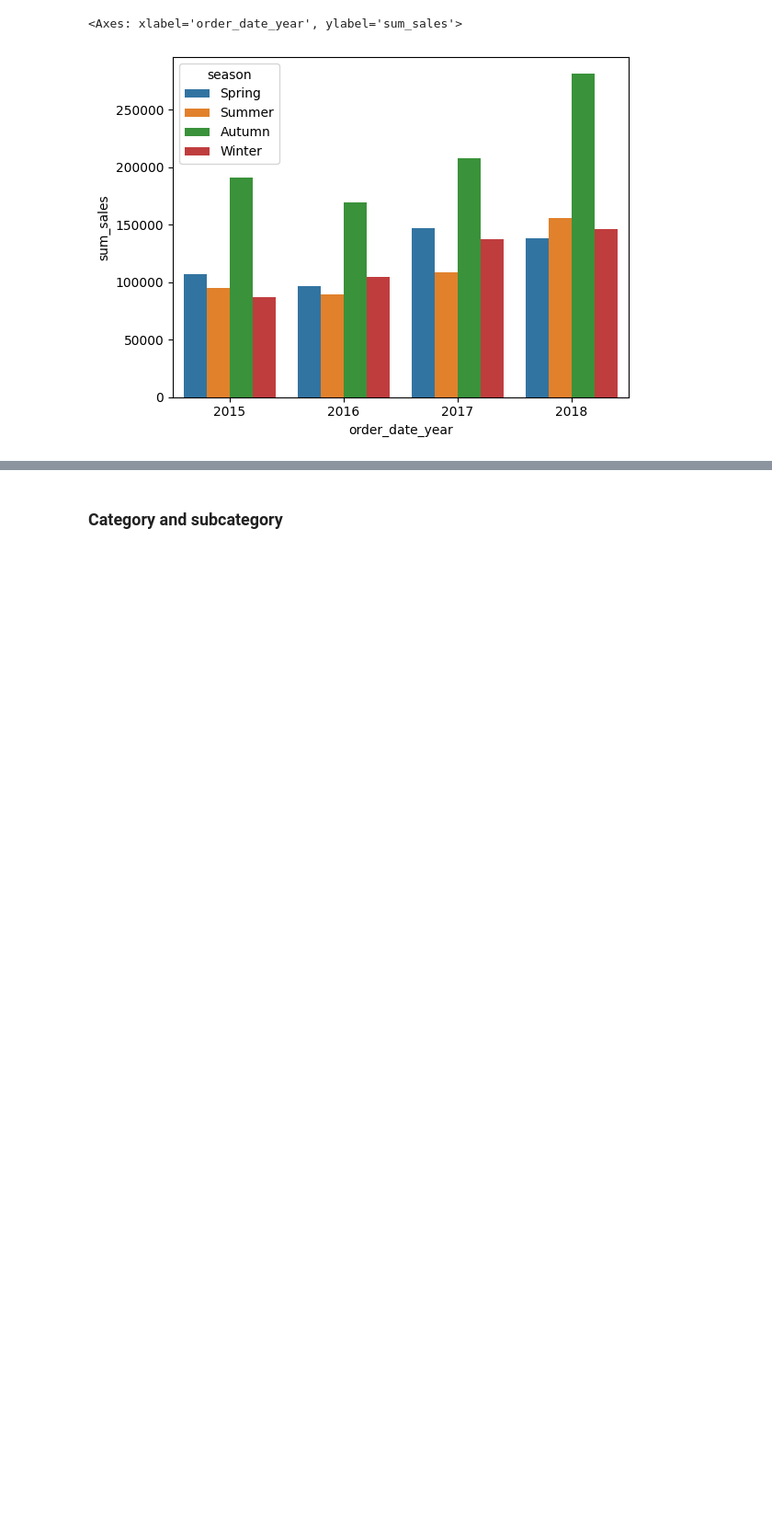
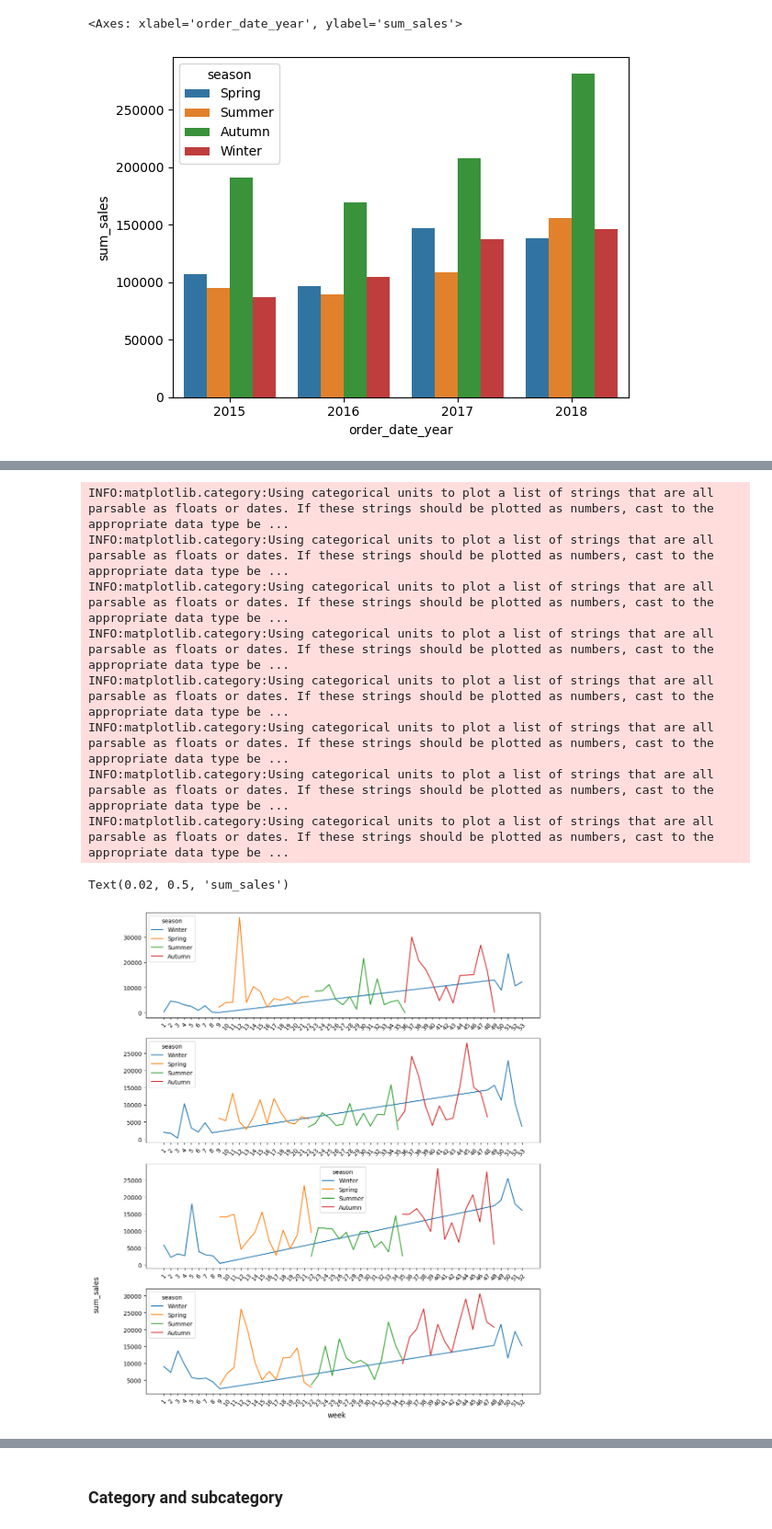
Before and after one commit to PolarsDude/Kaggle, a Jupyter notebook: Superstore Sales Dataset/superstore_sales.ipynb, the cells around one changed output, grey strips where cells are left out. Shown: that part at 92% size. Saved outputs shown, nothing was run; the diff lists cells and outputs as text; code cells hidden in the pictures; blank space fills up the shorter version.

```diff
--- a/Superstore Sales Dataset/superstore_sales.ipynb
+++ b/Superstore Sales Dataset/superstore_sales.ipynb
@@ -207,0 +281,27 @@ plt.subplots_adjust(top=2)
+# %%
+# Partition by year
+agg_week_partition = agg_week.partition_by(by = 'order_date_year')
+
+# Creating subplot axes
+fig, ax = plt.subplots(4,1,figsize=(12,6))
+
+for (index,year) in enumerate(agg_week_partition):
+ ax[index] = sns.lineplot(data = year.to_pandas(),x = 'order_date_week',y = 'sum_sales',hue='season',ax = ax[index])
+ ax[index].set(xlabel = "",ylabel="")
+ ax[index].tick_params(axis='x', labelrotation=50)
+
+# Adjust the spacing
+plt.subplots_adjust(top=2)
+fig.supxlabel('week')
+fig.supylabel('sum_sales')
+# %% [output]
+INFO:matplotlib.category:Using categorical units to plot a list of strings that are all parsable as floats or dates. If these strings should be plotted as numbers, cast to the appropriate data type be ...
+INFO:matplotlib.category:Using categorical units to plot a list of strings that are all parsable as floats or dates. If these strings should be plotted as numbers, cast to the appropriate data type be ...
+INFO:matplotlib.category:Using categorical units to plot a list of strings that are all parsable as floats or dates. If these strings should be plotted as numbers, cast to the appropriate data type be ...
+INFO:matplotlib.category:Using categorical units to plot a list of strings that are all parsable as floats or dates. If these strings should be plotted as numbers, cast to the appropriate data type be ...
+INFO:matplotlib.category:Using categorical units to plot a list of strings that are all parsable as floats or dates. If these strings should be plotted as numbers, cast to the appropriate data type be ...
+INFO:matplotlib.category:Using categorical units to plot a list of strings that are all parsable as floats or dates. If these strings should be plotted as numbers, cast to the appropriate data type be ...
+INFO:matplotlib.category:Using categorical units to plot a list of strings that are all parsable as floats or dates. If these strings should be plotted as numbers, cast to the appropriate data type be ...
+INFO:matplotlib.category:Using categorical units to plot a list of strings that are all parsable as floats or dates. If these strings should be plotted as numbers, cast to the appropriate data type be ...
+Text(0.02, 0.5, 'sum_sales')
+[figure, added]
```
Also changed, not shown: parts of 15 cells of this notebook.
